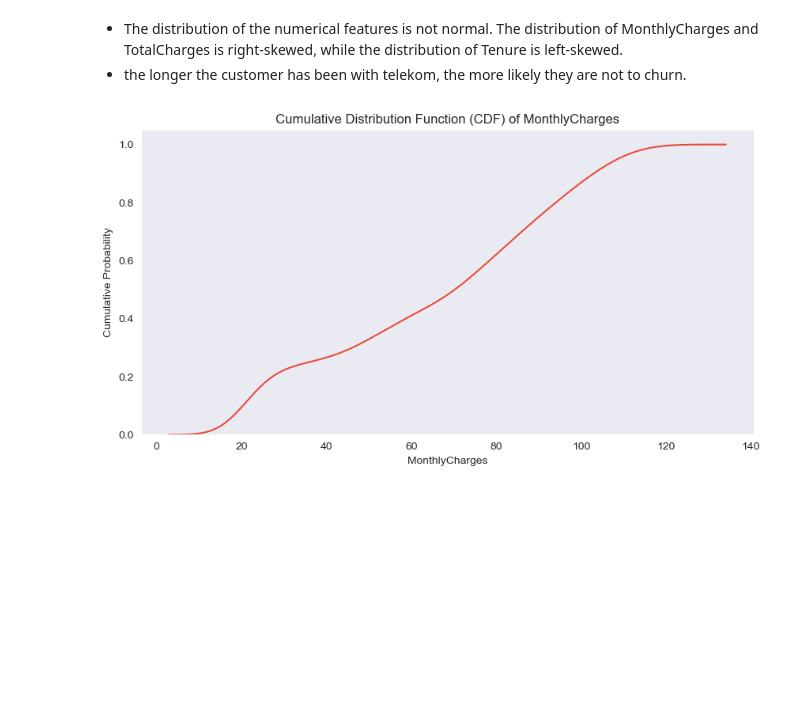
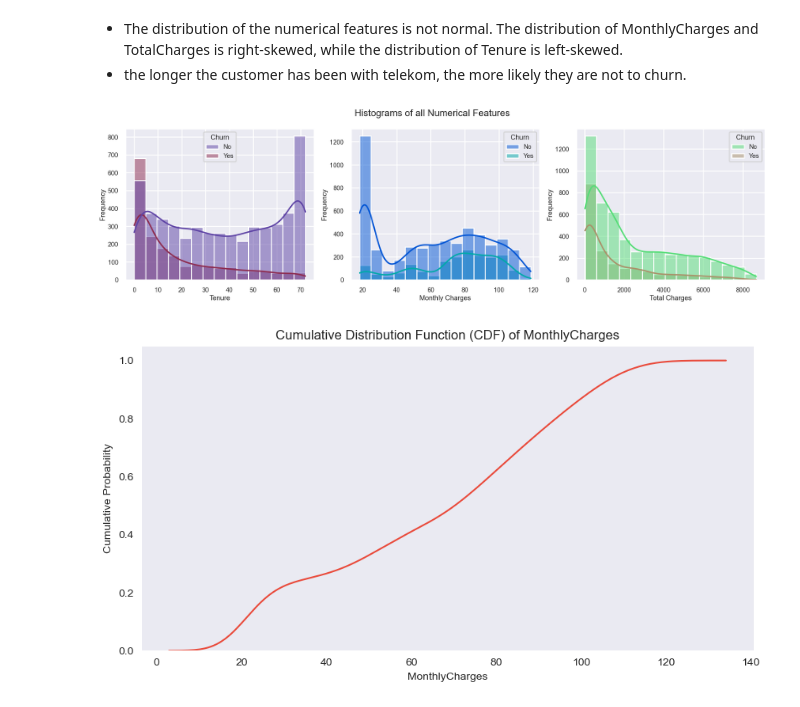
Before and after one commit to TheTastyHanuta/IT-Management, a Jupyter notebook: script.ipynb, the cells around one changed output. Cells and saved outputs as stored; diff of their text form; code cells hidden in the pictures; blank space fills up the shorter version.

```diff
--- a/script.ipynb
+++ b/script.ipynb
@@ -12,6 +12,7 @@ import numpy as np
 import matplotlib.pyplot as plt
 %matplotlib inline
 import seaborn as sns
+sns.set()
 pd.options.display.float_format = '{:.2f}'.format
 import warnings
 warnings.filterwarnings('ignore')
@@ -343,6 +352,25 @@ plt.show()
 # %% [markdown]
 - The distribution of the numerical features is not normal. The distribution of MonthlyCharges and TotalCharges is right-skewed, while the distribution of Tenure is left-skewed.
 - the longer the customer has been with telekom, the more likely they are not to churn.
+# %%
+sns.set_context('poster', font_scale= 0.6)
+fig, ax  = plt.subplots(1, 3, figsize=(20, 6))
+
+plt.suptitle('Histograms of all Numerical Features', fontsize = 20)
+
+ax1 = sns.histplot(x = data['tenure'],color= 'teal', hue= data['Churn'], ax= ax[0], bins= 15, kde= True, palette= 'twilight')
+ax1.set(xlabel= 'Tenure', ylabel= 'Frequency')
+
+ax2 = sns.histplot(x = data['MonthlyCharges'], color= 'teal', hue= data['Churn'], ax= ax[1], bins= 15, kde= True, palette= 'winter')
+ax2.set(xlabel= 'Monthly Charges', ylabel= 'Frequency')
+
+ax3 = sns.histplot(x = data['TotalCharges'], color= 'teal', hue= data['Churn'], ax= ax[2], bins= 15, kde= True, palette= 'terrain')
+ax3.set(xlabel= 'Total Charges', ylabel= 'Frequency')
+
+plt.tight_layout()
+plt.show()
+# %% [output]
+[figure, added]
 # %%
 def plot_cdf(data, feature):
     plt.figure(figsize=(10, 5))
```
Also changed, not shown: parts of 2 cells of this notebook.
